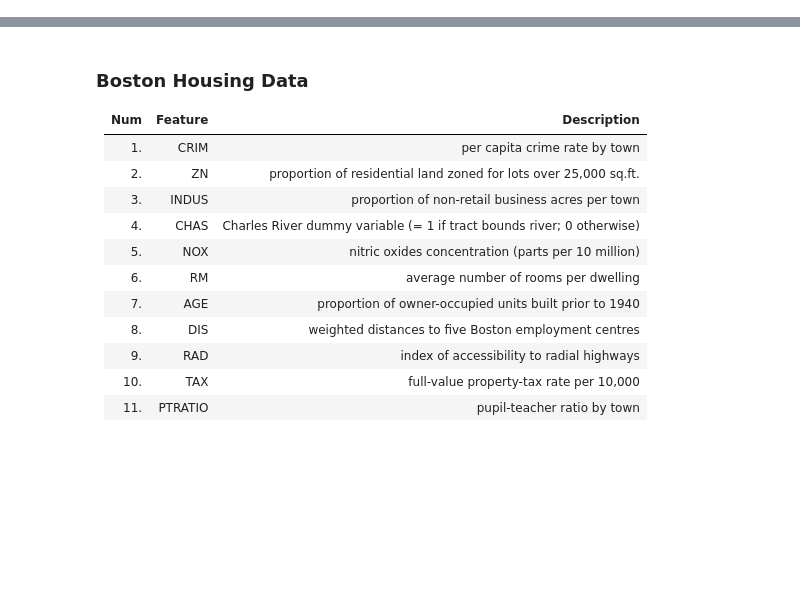
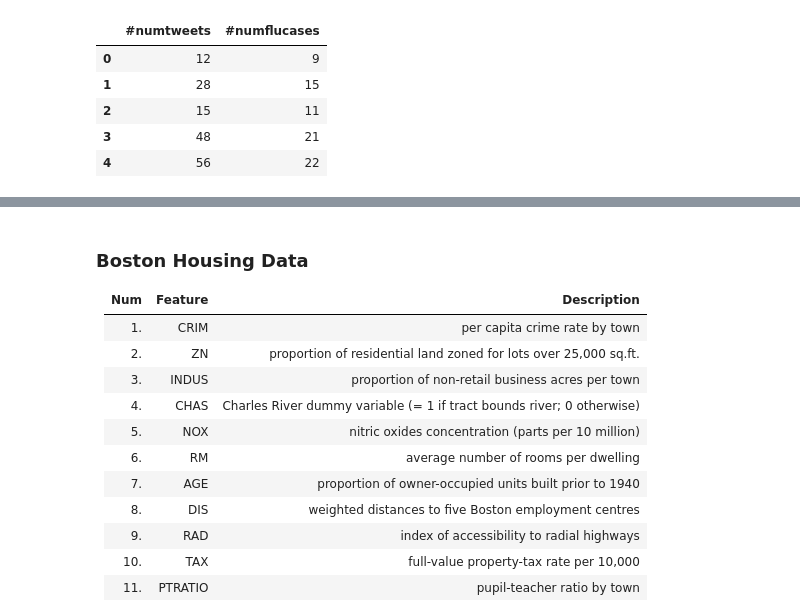
Before and after one commit to ubdsgroup/mlcourse-ub-notebooks, a Jupyter notebook: notebooks/LinearSystems.ipynb, the cells around one changed output, grey strips where cells are left out. Drawn from its saved outputs; the diff is of its cells as text; code cells hidden in the pictures; blank space fills up the shorter version.

```diff
--- a/notebooks/LinearSystems.ipynb
+++ b/notebooks/LinearSystems.ipynb
@@ -19,0 +35,11 @@ warnings.simplefilter(action = "ignore", category = FutureWarning)
+# %%
+# consider the following training data
+df = pd.read_csv('../data/flu1d.csv')
+df
+# %% [output]
+|  | #numtweets | #numflucases |
+| 0 | 12 | 9 |
+| 1 | 28 | 15 |
+| 2 | 15 | 11 |
+| 3 | 48 | 21 |
+| 4 | 56 | 22 |
```
Also changed, not shown: parts of 44 cells of this notebook, 1 other file.
